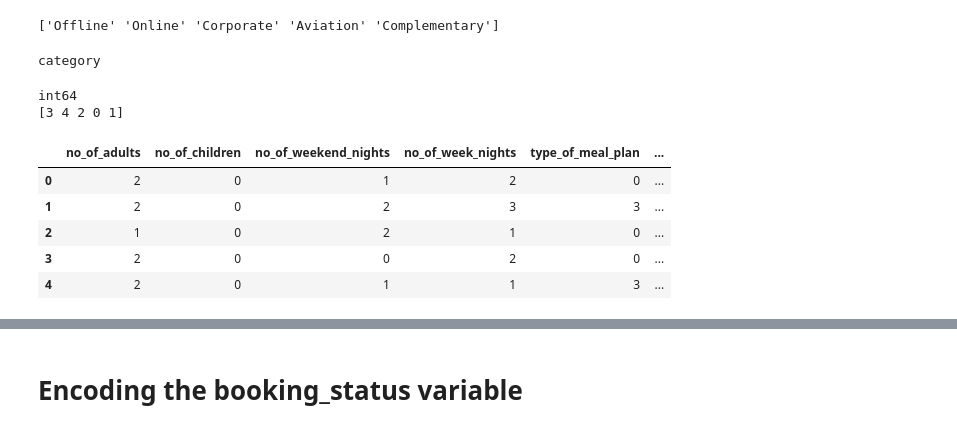
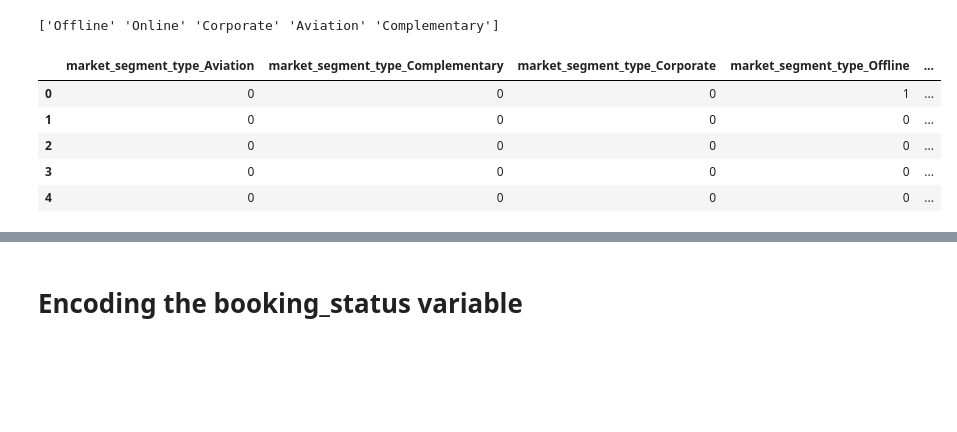
Before and after one commit to Drashko73/hotel-reservations-analysis, a Jupyter notebook: notebooks/03_data_preparation.ipynb, the cells around one changed output, grey strips where cells are left out. Cells and saved outputs as stored; diff of their text form; code cells hidden in the pictures; blank space fills up the shorter version.

```diff
--- a/notebooks/03_data_preparation.ipynb
+++ b/notebooks/03_data_preparation.ipynb
@@ -108,0 +137,8 @@ data.head()
+# %%
+# Drop the original room_type_reserved column from the data
+data = data.drop('room_type_reserved', axis=1)
+
+# Concatenate the data and room_type_encoded_df DataFrames
+data = pd.concat([data, room_type_encoded_df], axis=1)
+
+data.info()
@@ -113,32 +167,30 @@ data.head()
 print(data['market_segment_type'].unique())
 # %% [output]
 ['Offline' 'Online' 'Corporate' 'Aviation' 'Complementary']
-# %%
-# Convert market_segment_type to a categorical variable
-data['market_segment_type'] = data['market_segment_type'].astype('category')
-
-# Check the data type of market_segment_type column
-print(data['market_segment_type'].dtype)
-# %% [output]
-category
-# %%
-# Use Lable Encoding to convert market_segment_type to numerical values
-data['market_segment_type'] = data['market_segment_type'].cat.codes.astype('int64')
-
-# Check the data type of market_segment_type column
-print(data['market_segment_type'].dtype)
-
-# Print unique values for market_segment_type column
-print(data['market_segment_type'].unique())
-# %% [output]
-int64
-[3 4 2 0 1]
-# %%
-data.head()
-# %% [output]
-|  | no_of_adults | no_of_children | no_of_weekend_nights | no_of_week_nights | type_of_meal_plan | ... |
-| 0 | 2 | 0 | 1 | 2 | 0 | ... |
-| 1 | 2 | 0 | 2 | 3 | 3 | ... |
-| 2 | 1 | 0 | 2 | 1 | 0 | ... |
-| 3 | 2 | 0 | 0 | 2 | 0 | ... |
-| 4 | 2 | 0 | 1 | 1 | 3 | ... |
+# %%
+# Convert market_segment_type to a categorical variable
+data['market_segment_type'] = data['market_segment_type'].astype('category')
+
+# Use One-Hot Encoding to convert market_segment_type to a numerical variable
+encoder = OneHotEncoder()
+
+# Fit the encoder to the market_segment_type column
+encoder.fit(data[['market_segment_type']])
+
+# Transform the market_segment_type column
+market_segment_encoded = encoder.transform(data[['market_segment_type']]).toarray().astype('int64')
+
+# Create a DataFrame from the encoded data
+market_segment_encoded_df = pd.DataFrame(
+    market_segment_encoded,
+    columns=encoder.get_feature_names_out(['market_segment_type'])
+)
+
+market_segment_encoded_df.head()
+# %% [output]
+|  | market_segment_type_Aviation | market_segment_type_Complementary | market_segment_type_Corporate | market_segment_type_Offline | ... |
+| 0 | 0 | 0 | 0 | 1 | ... |
+| 1 | 0 | 0 | 0 | 0 | ... |
+| 2 | 0 | 0 | 0 | 0 | ... |
+| 3 | 0 | 0 | 0 | 0 | ... |
+| 4 | 0 | 0 | 0 | 0 | ... |
```
Also changed, not shown: parts of 13 cells of this notebook, 2 other files.
